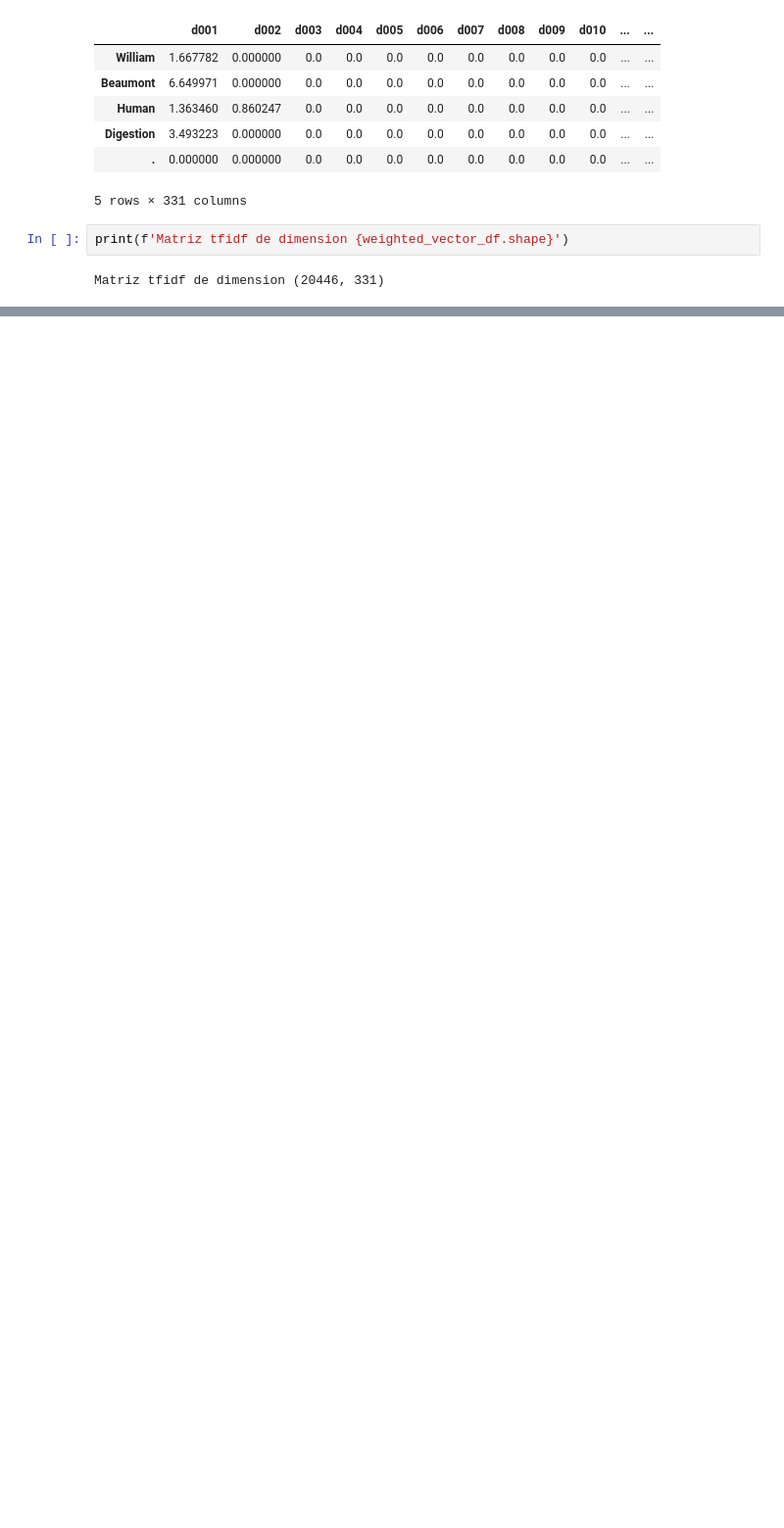
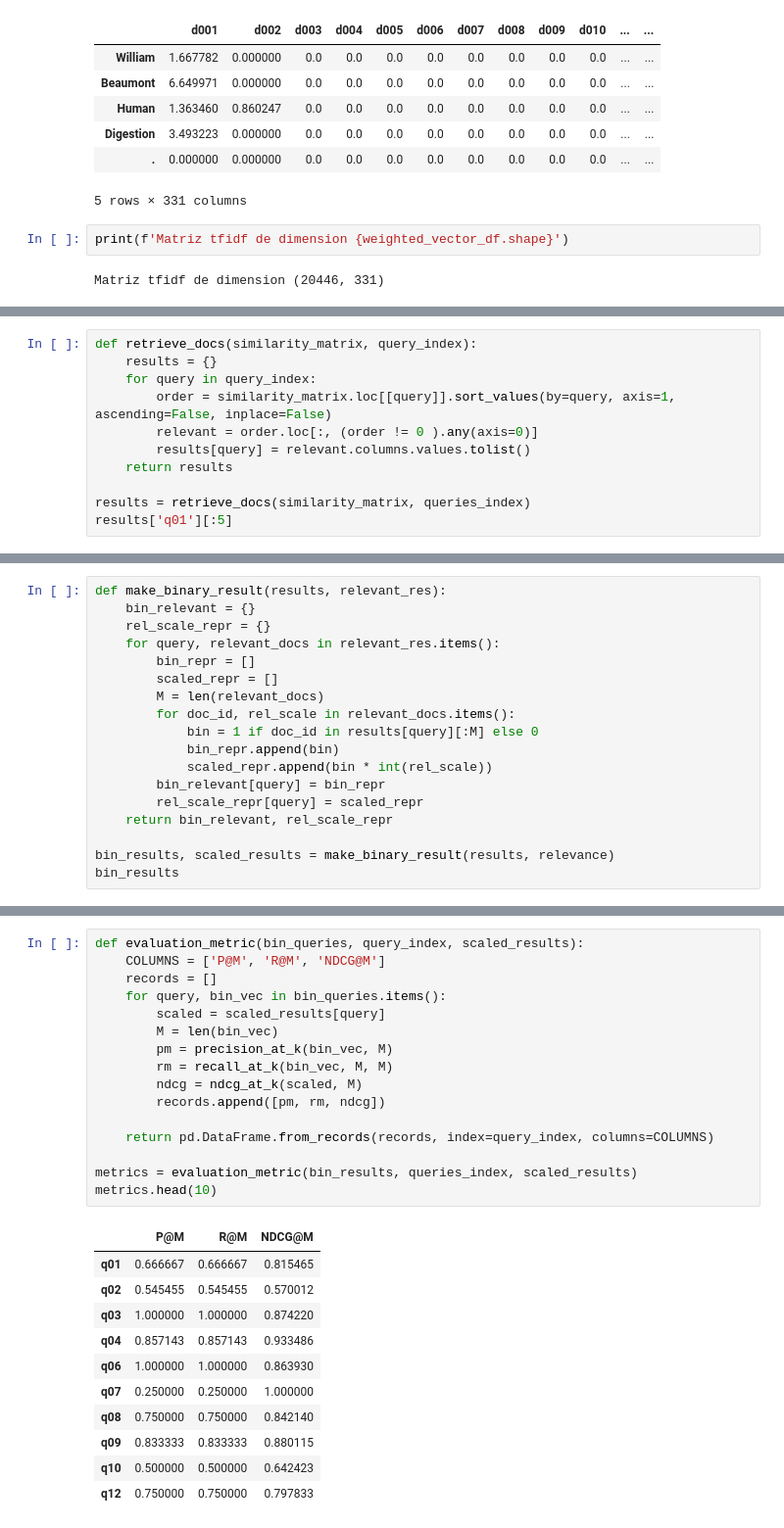
Before and after one commit to imsarmiento/NLP_202110, a Jupyter notebook: HW1/RRDV.ipynb, the cells around one changed output, grey strips where cells are left out. Shown at 98% size. Cells and saved outputs as stored; diff of their text form; blank space fills up the shorter version.

```diff
--- a/HW1/RRDV.ipynb
+++ b/HW1/RRDV.ipynb
@@ -148,0 +298,11 @@ pdf.iloc[[1]]
+# %%
+def retrieve_docs(similarity_matrix, query_index):
+    results = {}
+    for query in query_index:
+        order = similarity_matrix.loc[[query]].sort_values(by=query, axis=1, ascending=False, inplace=False)
+        relevant = order.loc[:, (order != 0 ).any(axis=0)]
+        results[query] = relevant.columns.values.tolist()
+    return results
+
+results = retrieve_docs(similarity_matrix, queries_index)
+results['q01'][:5]
@@ -148,0 +339,18 @@ pdf.iloc[[1]]
+# %%
+def make_binary_result(results, relevant_res):
+    bin_relevant = {}
+    rel_scale_repr = {}
+    for query, relevant_docs in relevant_res.items():
+        bin_repr = []
+        scaled_repr = []
+        M = len(relevant_docs)
+        for doc_id, rel_scale in relevant_docs.items():
+            bin = 1 if doc_id in results[query][:M] else 0
+            bin_repr.append(bin)
+            scaled_repr.append(bin * int(rel_scale))
+        bin_relevant[query] = bin_repr
+        rel_scale_repr[query] = scaled_repr
+    return bin_relevant, rel_scale_repr
+
+bin_results, scaled_results = make_binary_result(results, relevance)
+bin_results
@@ -148,0 +468,28 @@ pdf.iloc[[1]]
+# %%
+def evaluation_metric(bin_queries, query_index, scaled_results):
+    COLUMNS = ['P@M', 'R@M', 'NDCG@M']
+    records = []
+    for query, bin_vec in bin_queries.items():
+        scaled = scaled_results[query]
+        M = len(bin_vec)
+        pm = precision_at_k(bin_vec, M)
+        rm = recall_at_k(bin_vec, M, M)
+        ndcg = ndcg_at_k(scaled, M)
+        records.append([pm, rm, ndcg])
+
+    return pd.DataFrame.from_records(records, index=query_index, columns=COLUMNS)
+
+metrics = evaluation_metric(bin_results, queries_index, scaled_results)
+metrics.head(10)
+# %% [output]
+|  | P@M | R@M | NDCG@M |
+| q01 | 0.666667 | 0.666667 | 0.815465 |
+| q02 | 0.545455 | 0.545455 | 0.570012 |
+| q03 | 1.000000 | 1.000000 | 0.874220 |
+| q04 | 0.857143 | 0.857143 | 0.933486 |
+| q06 | 1.000000 | 1.000000 | 0.863930 |
+| q07 | 0.250000 | 0.250000 | 1.000000 |
+| q08 | 0.750000 | 0.750000 | 0.842140 |
+| q09 | 0.833333 | 0.833333 | 0.880115 |
+| q10 | 0.500000 | 0.500000 | 0.642423 |
+| q12 | 0.750000 | 0.750000 | 0.797833 |
```
Also changed, not shown: parts of 33 cells of this notebook, 1 other file.
